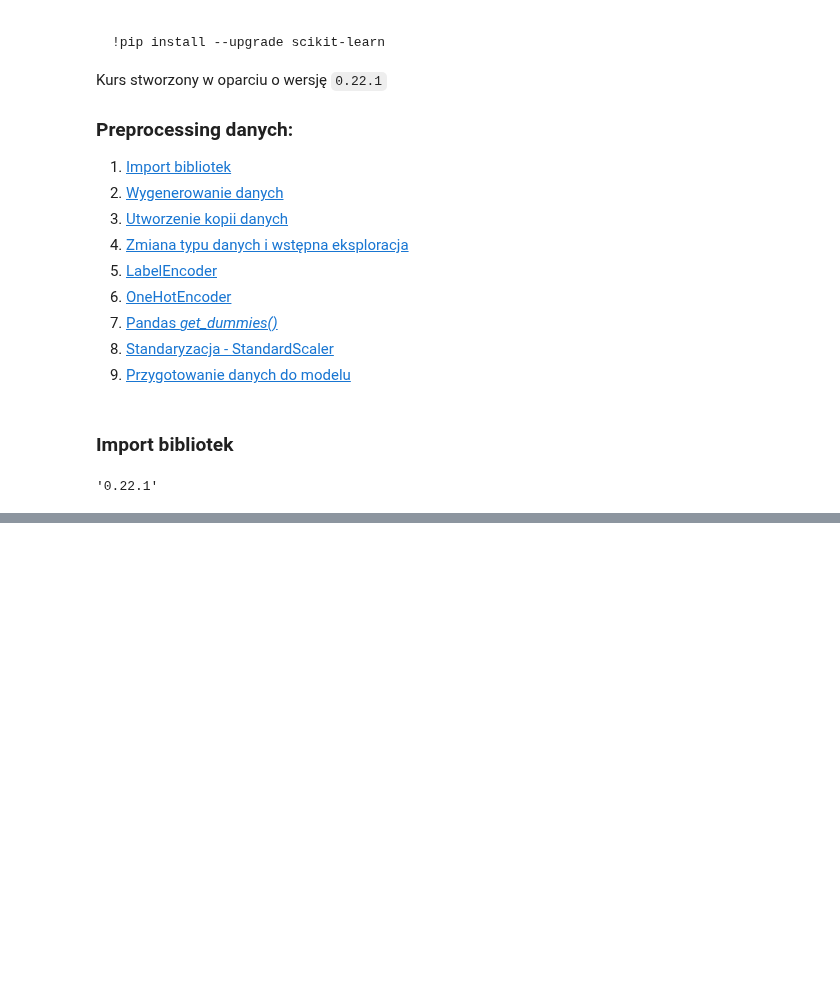
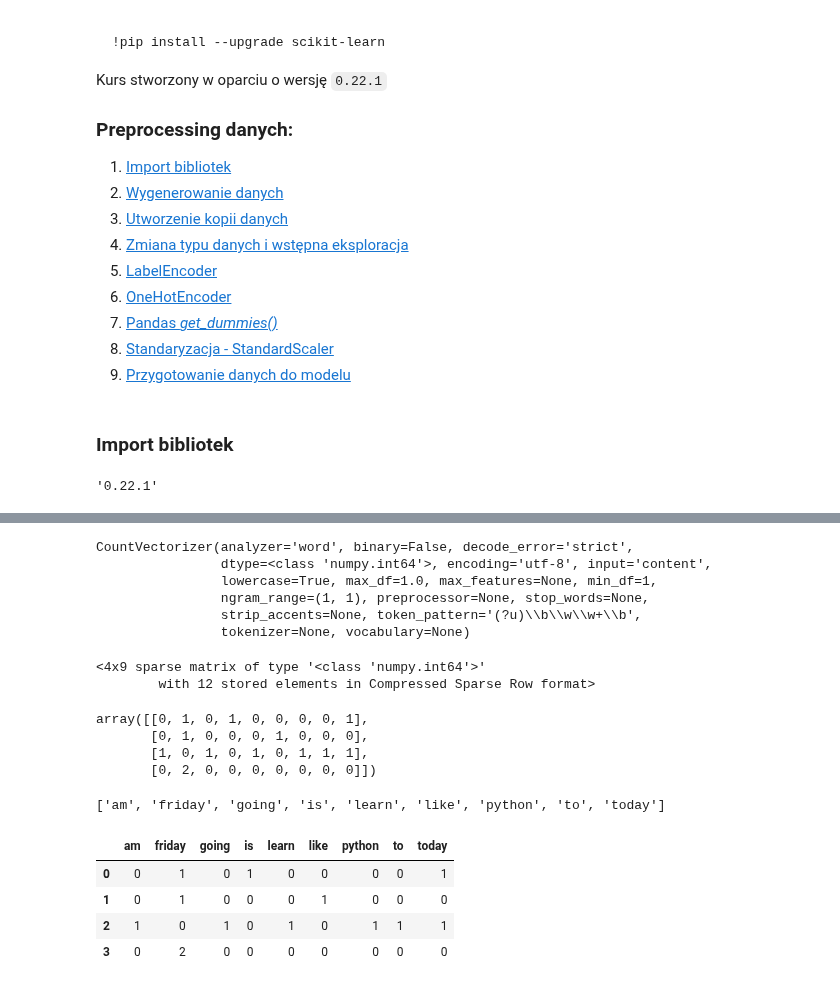
Before and after one commit to krakowiakpawel9/ml_course, a Jupyter notebook: sl/26_text.ipynb, the cells around one changed output, grey strips where cells are left out. Saved outputs shown, nothing was run; the diff lists cells and outputs as text; code cells hidden in the pictures; blank space fills up the shorter version.

```diff
--- a/sl/26_text.ipynb
+++ b/sl/26_text.ipynb
@@ -40,0 +49,42 @@ sklearn.__version__
+# %%
+vectorizer = CountVectorizer()
+vectorizer
+# %% [output]
+CountVectorizer(analyzer='word', binary=False, decode_error='strict',
+                dtype=<class 'numpy.int64'>, encoding='utf-8', input='content',
+                lowercase=True, max_df=1.0, max_features=None, min_df=1,
+                ngram_range=(1, 1), preprocessor=None, stop_words=None,
+                strip_accents=None, token_pattern='(?u)\\b\\w\\w+\\b',
+                tokenizer=None, vocabulary=None)
+# %%
+corpus = [
+    'Today is Friday',
+    'I like Friday',
+    'Today I am going to learn Python.',
+    'Friday, Friday!!!'
+]
+
+vectorizer.fit_transform(corpus)
+# %% [output]
+<4x9 sparse matrix of type '<class 'numpy.int64'>'
+        with 12 stored elements in Compressed Sparse Row format>
+# %%
+vectorizer.fit_transform(corpus).toarray()
+# %% [output]
+array([[0, 1, 0, 1, 0, 0, 0, 0, 1],
+       [0, 1, 0, 0, 0, 1, 0, 0, 0],
+       [1, 0, 1, 0, 1, 0, 1, 1, 1],
+       [0, 2, 0, 0, 0, 0, 0, 0, 0]])
+# %%
+vectorizer.get_feature_names()
+# %% [output]
+['am', 'friday', 'going', 'is', 'learn', 'like', 'python', 'to', 'today']
+# %%
+df = pd.DataFrame(data=vectorizer.fit_transform(corpus).toarray(), columns=vectorizer.get_feature_names())
+df
+# %% [output]
+|  | am | friday | going | is | learn | like | python | to | today |
+| 0 | 0 | 1 | 0 | 1 | 0 | 0 | 0 | 0 | 1 |
+| 1 | 0 | 1 | 0 | 0 | 0 | 1 | 0 | 0 | 0 |
+| 2 | 1 | 0 | 1 | 0 | 1 | 0 | 1 | 1 | 1 |
+| 3 | 0 | 2 | 0 | 0 | 0 | 0 | 0 | 0 | 0 |
```
Also changed, not shown: parts of 26 cells of this notebook.
